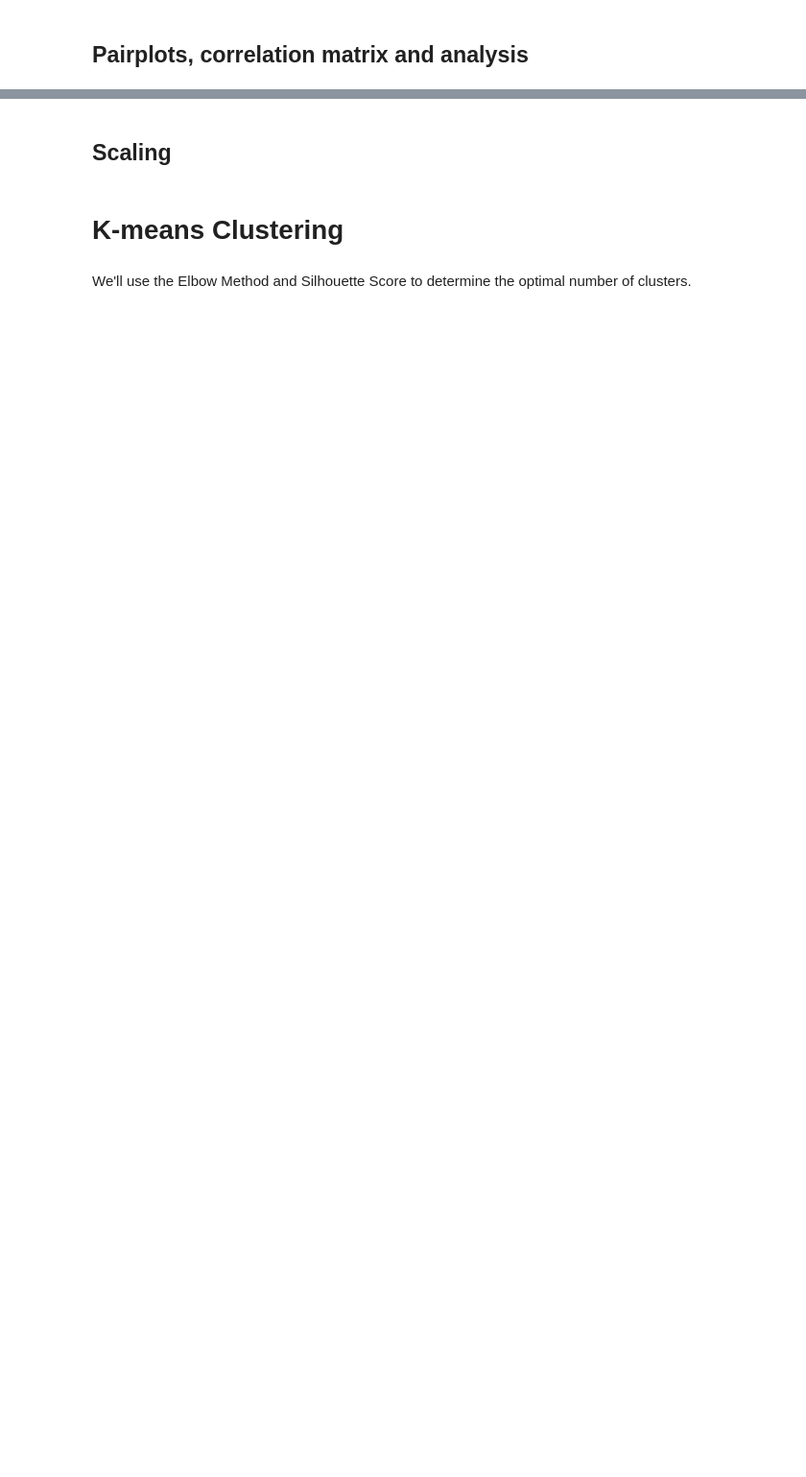
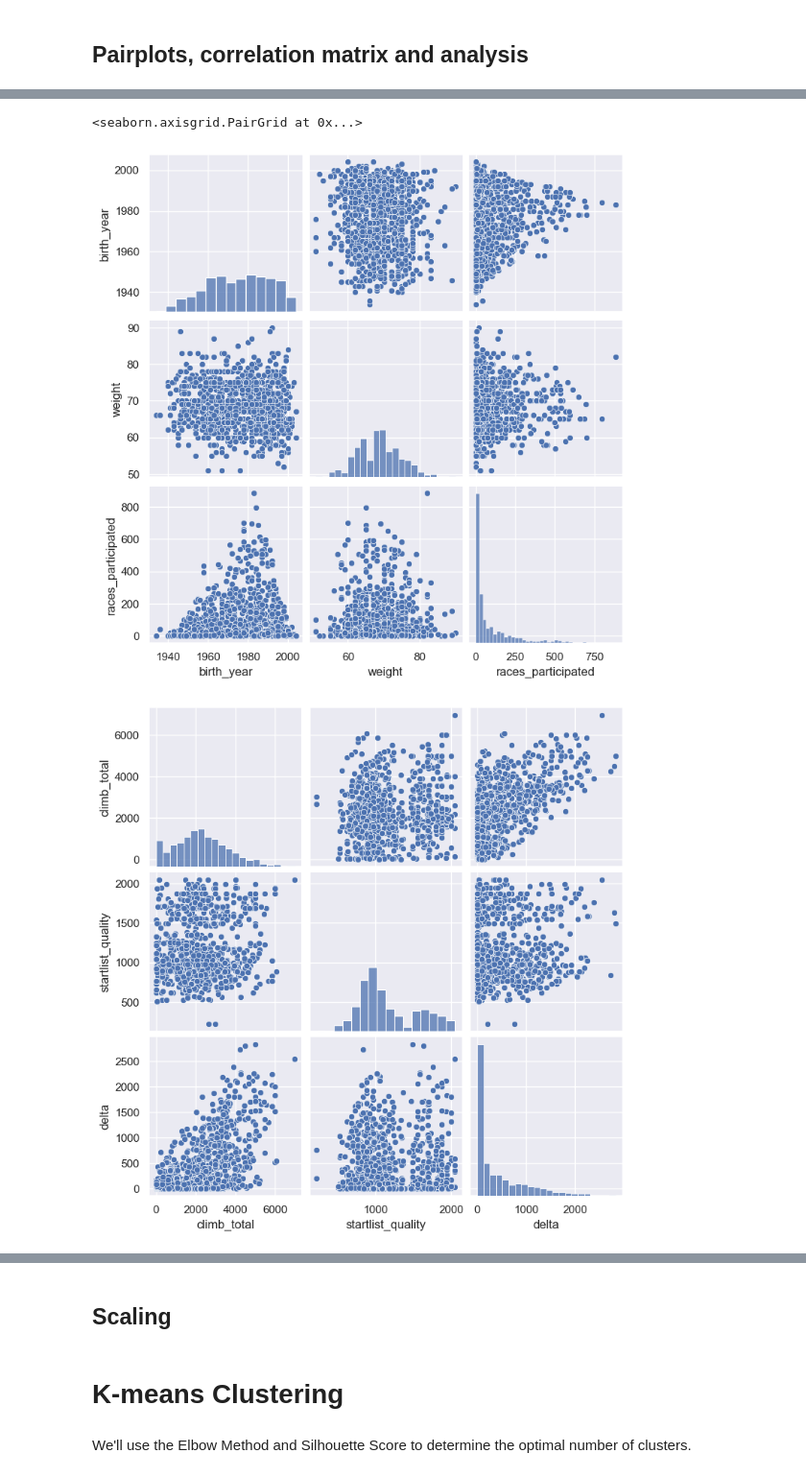
Before and after one commit to Emahhh/dm-project, a Jupyter notebook: 3_clustering.ipynb, the cells around one changed output, grey strips where cells are left out. Shown at 96% size. Saved outputs shown, nothing was run; the diff lists cells and outputs as text; code cells hidden in the pictures; blank space fills up the shorter version.

```diff
--- a/3_clustering.ipynb
+++ b/3_clustering.ipynb
@@ -113,0 +129,9 @@ sns.pairplot(merged_sample)
+# %%
+# Plot the pairplots
+sns.pairplot(cyclists_features)
+sns.pairplot(races_features)
+sns.pairplot(merged_features)
+# %% [output]
+<seaborn.axisgrid.PairGrid at 0x...>
+[figure, added]
+[figure, added]
```
Also changed, not shown: parts of 17 cells of this notebook.
